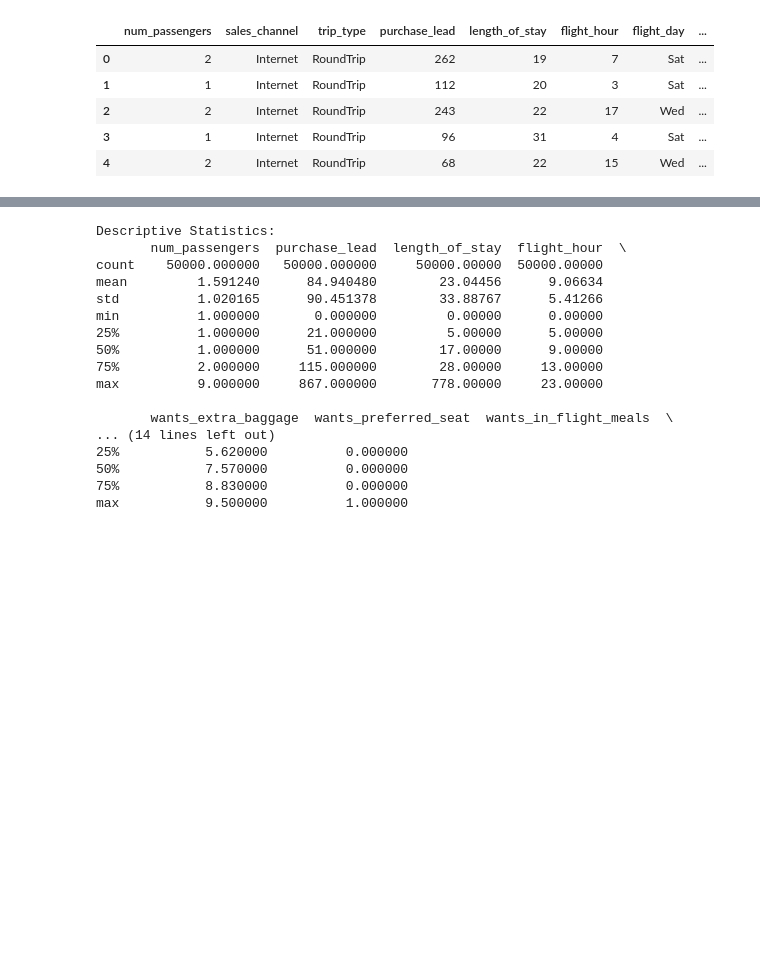
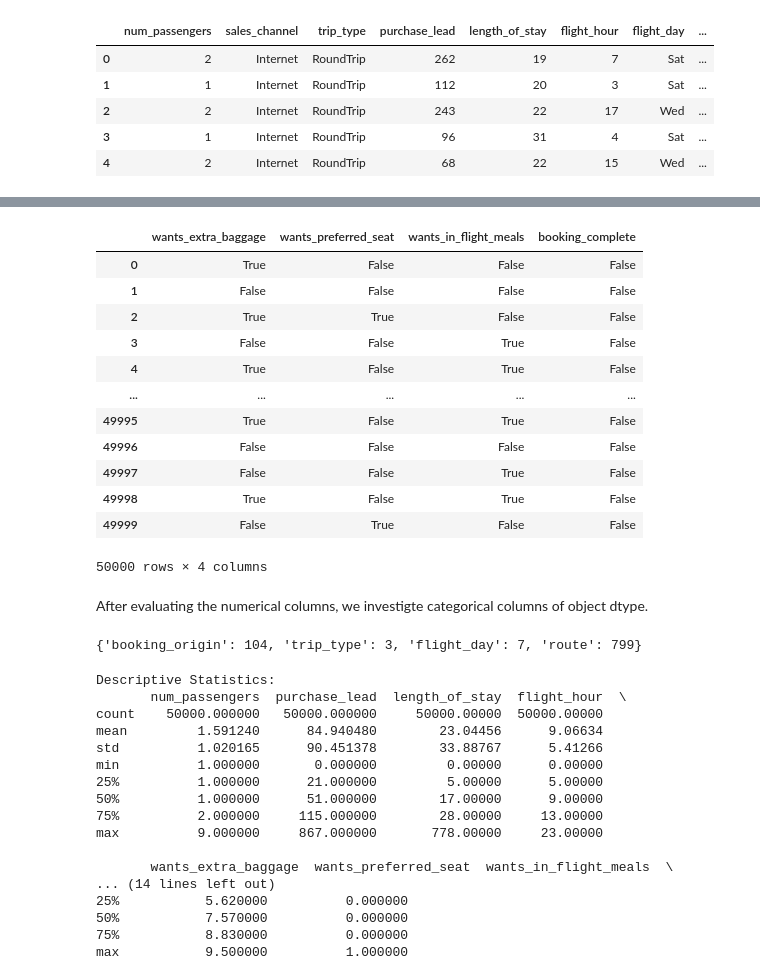
Before and after one commit to Perception-ui/fly_, a Jupyter notebook: notebook.ipynb, the cells around one changed output, grey strips where cells are left out. Cells and saved outputs as stored; diff of their text form; code cells hidden in the pictures; blank space fills up the shorter version.

```diff
--- a/notebook.ipynb
+++ b/notebook.ipynb
@@ -168,3 +211,28 @@ df.head()
+# %%
+bool_cols = ['wants_extra_baggage', 'wants_preferred_seat', 'wants_in_flight_meals', 'booking_complete']
+df[bool_cols].astype('bool')
+# %% [output]
+|  | wants_extra_baggage | wants_preferred_seat | wants_in_flight_meals | booking_complete |
+| 0 | True | False | False | False |
+| 1 | False | False | False | False |
+| 2 | True | True | False | False |
+| 3 | False | False | True | False |
+| 4 | True | False | True | False |
+| ... | ... | ... | ... | ... |
+| 49995 | True | False | True | False |
+| 49996 | False | False | False | False |
+| 49997 | False | False | True | False |
+| 49998 | True | False | True | False |
+| 49999 | False | True | False | False |
+50000 rows × 4 columns
+# %% [markdown]
+After evaluating the numerical columns, we investigte categorical columns of object dtype.
+# %%
+categorical_columns = ['booking_origin', 'trip_type', 'flight_day', 'route']
+unique_counts = {col: df[col].nunique() for col in categorical_columns}
+unique_counts
+# %% [output]
+{'booking_origin': 104, 'trip_type': 3, 'flight_day': 7, 'route': 799}
 # %%
 # Descriptive Statistics
 print("\nDescriptive Statistics:")
```
Also changed, not shown: parts of 12 cells of this notebook.
